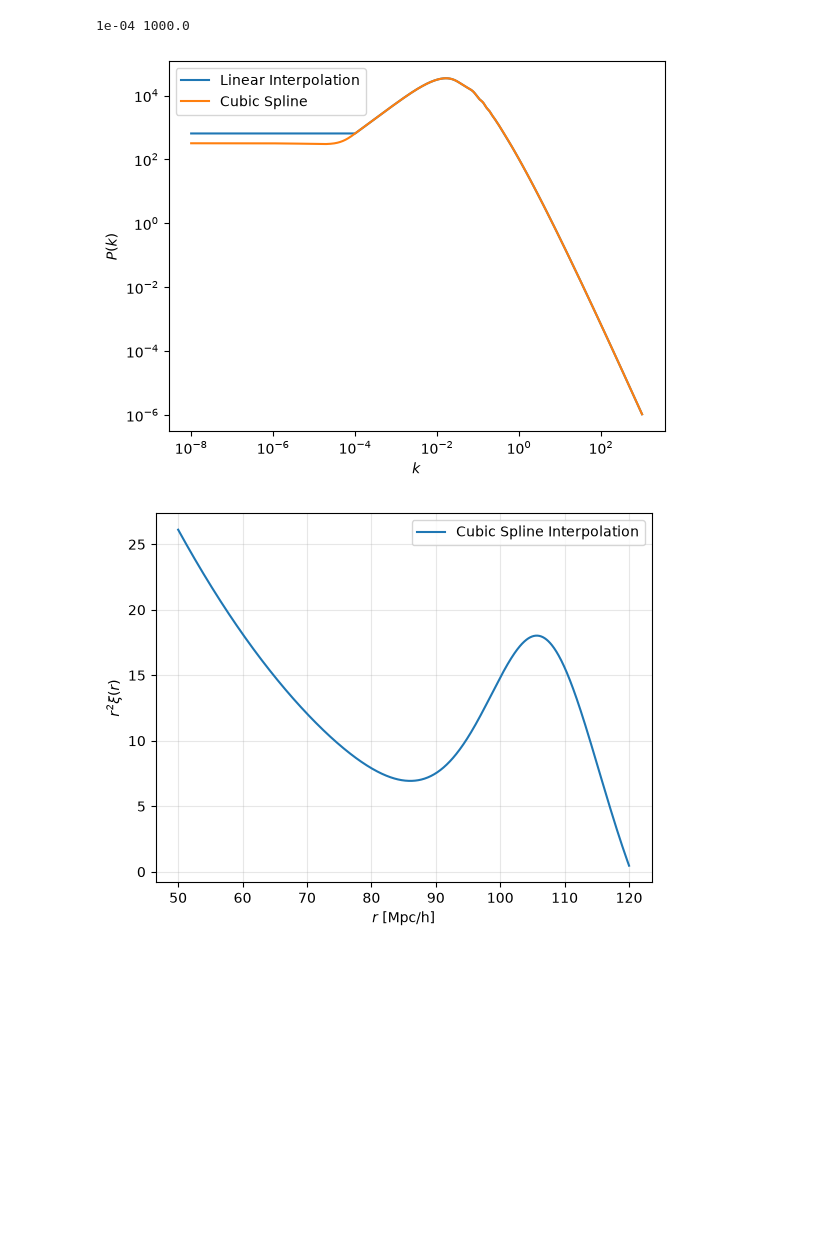
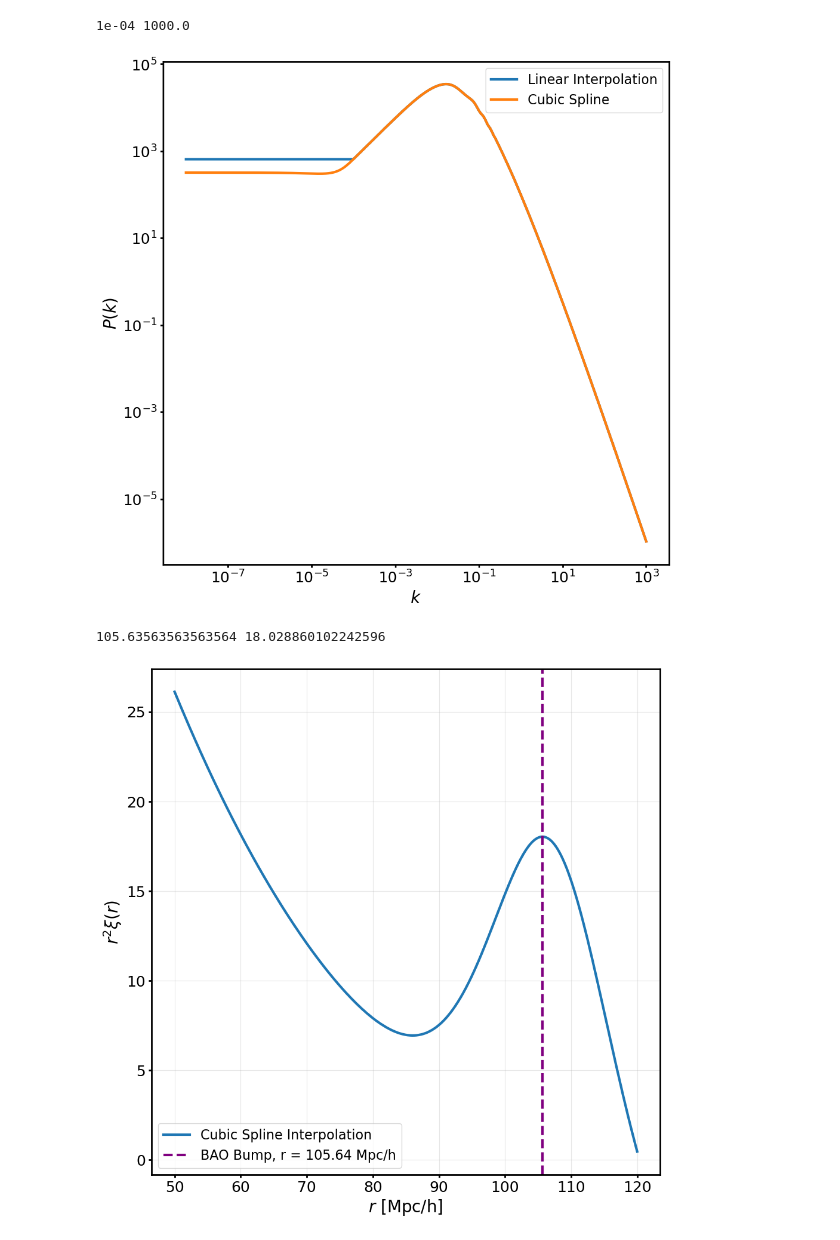
Before and after one commit to jpalmagomez/computational_physics_homework, a Jupyter notebook: Homework 1/solutions.ipynb, the cells around one changed output. Saved outputs shown, nothing was run; the diff lists cells and outputs as text; code cells hidden in the pictures; blank space fills up the shorter version.

```diff
--- a/Homework 1/solutions.ipynb
+++ b/Homework 1/solutions.ipynb
@@ -137,7 +159,7 @@ for x in x_list:
     df_base = df_x[df_x["n"] == 2] # as to avoid repetitive plotting of forward and central
 
     for func, label in [("f", r"$f(x)=\cos(x)$"), ("g", r"$g(x)=e^x$")]:
-
+        fig, ax = plt.subplots(figsize=(9,10))
         plt.loglog(df_base["h"], df_base[f"{func}_forward_error"], label="Forward")
         plt.loglog(df_base["h"], df_base[f"{func}_central_error"], label="Central")
 
@@ -151,6 +173,7 @@ for x in x_list:
         plt.title(f"{label}, x = {x}")
         plt.grid(True, which="both", alpha=0.3)
         plt.legend()
+        fig.savefig(figures_dir / f"differentiation_results_{x}_{func}.png")
         plt.show()
 
         print(f"\n{label}, x={x}")
@@ -333,25 +403,29 @@ lower_t = np.float32(0.0)
 
 def midpoint_rule(f, a, b, N):
     h = (b-a)/np.float32(N)
-    integral = sum(f(a + (j + np.float32(0.5))*h) for j in range(N))
+    j = np.arange(N, dtype=np.float32)
+    x = a + (j + np.float32(0.5))*h
+    integral = np.sum(f(x), dtype=np.float32)
     return integral * h
 
 def trapezoid_rule(f, a, b, N):
     h = (b-a)/np.float32(N)
-    integral = np.float32(0.5) * f(a) + np.float32(0.5)* f(b) + sum(f(a+j*h) for j in range(1,N))
+    j = np.arange(1, N, dtype=np.float32)
+    x = a + j * h
+    integral = np.float32(0.5) * f(a) + np.float32(0.5)* f(b) + np.sum(f(x), dtype=np.float32)
     return h * integral
 
 def simpsons_rule(f, a, b, N):
     h = (b-a)/np.float32(N)
-    x = a + np.arange(N+1) * h
+    x = a + np.arange(N+1, dtype=np.float32) * h
     f_x = f(x)
     integral = f_x[0] + f_x[-1] + np.float32(4) * np.sum(f_x[1:-1:2]) + np.float32(2) * np.sum(f_x[2:-1:2])
-    return h/3 * integral
+    return h/np.float32(3) * integral
 
 definite_integral_exact = np.float32(1 - np.exp(-1))
 
-N = np.unique(np.logspace(0,5, 300).astype(int))
-N_simpsons = [n for n in N if n % 2 == 0]  # we need even N for simpson's rule
+N = np.unique(np.logspace(0, 30, num=100, base=2).astype(int))
+N_simpsons = N[N % 2 == 0]  # we need even N for simpson's rule
 
 midpoint_errors = []
 trapezoid_errors = []
@@ -367,7 +441,6 @@ for n in N:
     trapezoid_result = trapezoid_rule(integrand, lower_t, upper_t, int(n))
     trapezoid_results.append(trapezoid_result)
 
-
     midpoint_error = relative_error(midpoint_result, definite_integral_exact)
     trapezoid_error = relative_error(trapezoid_result, definite_integral_exact)
     midpoint_errors.append(relative_error(midpoint_result, definite_integral_exact))
@@ -397,15 +491,17 @@ PROBLEM 3: BAO Peak
 # %%
 # plot the data file, first column is k, second column is P(k), ignore third column
 
-power_spectrum = "/workspaces/computational_physics_homework_1/Homework 1/lcdm_z0.matter_pk"
+power_spectrum = base_dir / "lcdm_z0.matter_pk"
 df = pd.read_csv(power_spectrum, sep = r"\s+", header = None, usecols=[0, 1], names = ["k", "P_k"])
 print(df.head())
 print(df.shape)
 
+fig, ax = plt.subplots(figsize=(11,11))
 plt.loglog(df["k"], df["P_k"])
 plt.xlabel(r"$k$")
 plt.ylabel(r"$P(k)$")
 plt.grid(True, which="both", alpha=0.3)
+fig.savefig(figures_dir / "power_spectrum.png")
 plt.show()
 # %% [output]
           k       P_k
@@ -448,15 +544,16 @@ k_new = np.logspace(-8, 3, 1000, dtype=np.float32)
 
 P_k_cubic = P_k_spline(k_new)
 P_k_linear_values = P_k_linear(k_new)
-
+fig, ax = plt.subplots(figsize=(11, 11))
 plt.loglog(k_new, P_k_linear_values, label='Linear Interpolation')
 plt.loglog(k_new, P_k_cubic, label='Cubic Spline')
 plt.xlabel(r"$k$")
 plt.ylabel(r"$P(k)$")
 plt.legend()
+fig.savefig(figures_dir / "interpolation.png")
 plt.show()
 # %% [output]
-[figure, old version]
+[figure, new version]
 # %%
 def int_linear(r):
     factor = np.float64(1) / np.float64(2 * np.pi**2)
@@ -473,15 +570,26 @@ def int_spline(r):
     return integral
 # %%
 xi_spline = np.array([int_spline(r_i) for r_i in r])
+# %%
+r_squared_xi = r**2 * xi_spline
+peak_indices = np.where((r_squared_xi[1:-1] > r_squared_xi[:-2]) & (r_squared_xi[1:-1] > r_squared_xi[2:]))[0] + 1
+peak_index = peak_indices[np.argmax(r_squared_xi[peak_indices])]
+r_peak = r[peak_index]
+peak_value = r_squared_xi[peak_index]
+print(r_peak, peak_value)
+# %% [output]
+105.63563563563564 18.028860102242596
 # %%
+fig, ax = plt.subplots(figsize=(11,11))
 plt.plot(r, r**2 * xi_spline, label="Cubic Spline Interpolation")
-
+plt.axvline(x=r_peak, color='purple', linestyle='--', label = f"BAO Bump, r = {r_peak:.2f} Mpc/h")
 plt.xlabel(r"$r$ [Mpc/h]")
 plt.ylabel(r"$r^2 \xi(r)$")
 plt.grid(alpha=0.3)
 plt.legend()
+fig.savefig(figures_dir / "correlation_function_cubic.png")
 plt.show()
 # %% [output]
-[figure, old version]
+[figure, new version]
 # %%
 # extra credit: linear vs cubic spline interpolation fractional difference
```
Also changed, not shown: parts of 12 cells of this notebook, 26 other files.
